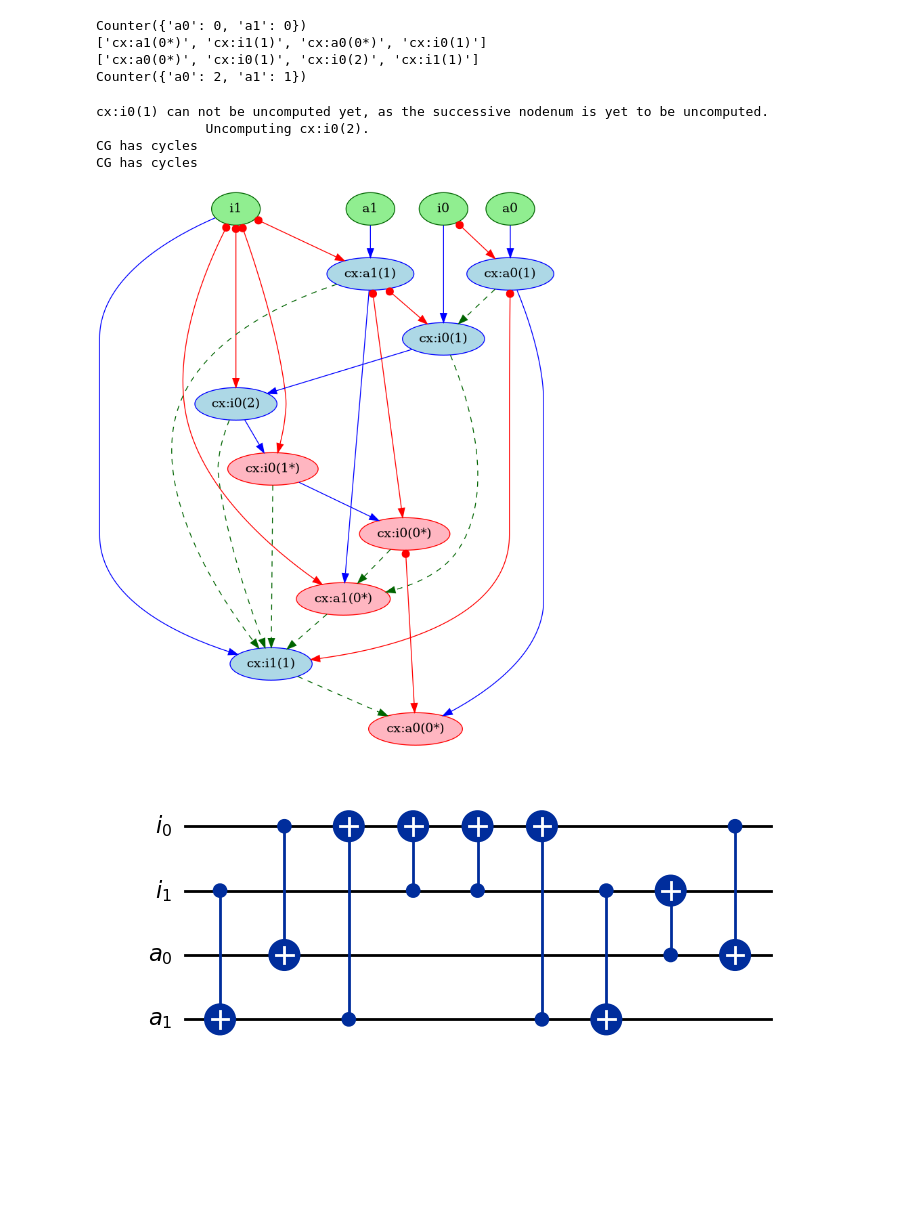
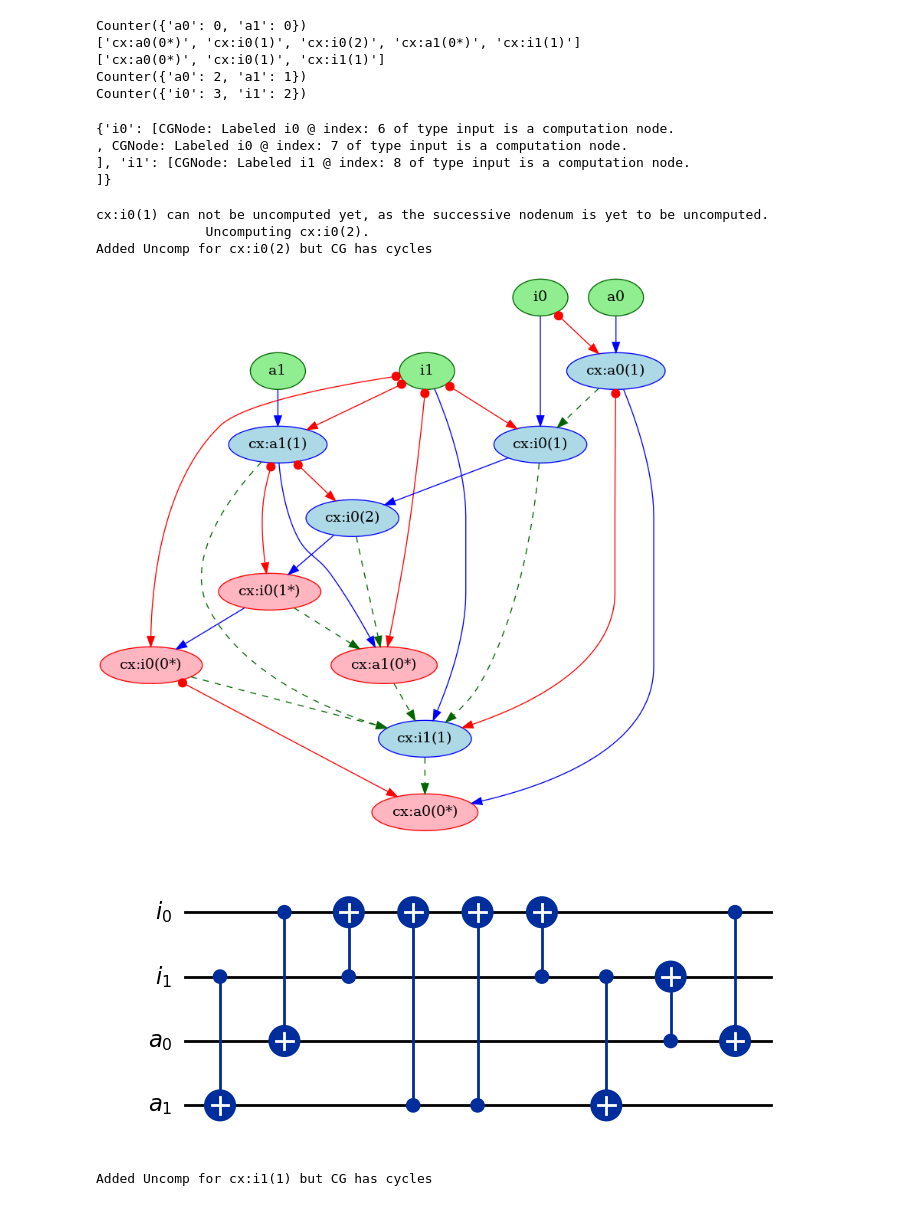
Before and after one commit to ashutiw2k/PartialUncomputationAndBennetts, a Jupyter notebook: testnotebooks/TestGreedyInputNodeSelection.ipynb, the cells around one changed output. Cells and saved outputs as stored; diff of their text form; code cells hidden in the pictures; blank space fills up the shorter version.

```diff
--- a/testnotebooks/TestGreedyInputNodeSelection.ipynb
+++ b/testnotebooks/TestGreedyInputNodeSelection.ipynb
@@ -144,9 +149,13 @@ False
 # %%
 ANCILLA = StringConstants.ANCILLA.value
+
 
 pldi_simple_cycles = simple_cycles(pldi_cyclic_uncomp_cg)
 ancilla_counter = Counter(ancillas_list)
 ancilla_counter.subtract(ancillas_list)
+inputs_counter = Counter(inputs_list)
+inputs_counter.subtract(inputs_list)
+
 print(ancilla_counter)
 
 for cycle in pldi_simple_cycles:
@@ -155,13 +164,17 @@ for cycle in pldi_simple_cycles:
         comp_node = pldi_cyclic_uncomp_cg.get_node_data(i)
         if comp_node.qubit_type is ANCILLA:
             ancilla_counter[f'{comp_node.qubit_name}{comp_node.qubit_wire}'] += 1
+        if comp_node.qubit_type is INPUT:
+            inputs_counter[f'{comp_node.qubit_name}{comp_node.qubit_wire}'] += 1
 
 print(ancilla_counter)
+print(inputs_counter)
 # %% [output]
 Counter({'a0': 0, 'a1': 0})
-['cx:a1(0*)', 'cx:i1(1)', 'cx:a0(0*)', 'cx:i0(1)']
-['cx:a0(0*)', 'cx:i0(1)', 'cx:i0(2)', 'cx:i1(1)']
+['cx:a0(0*)', 'cx:i0(1)', 'cx:i0(2)', 'cx:a1(0*)', 'cx:i1(1)']
+['cx:a0(0*)', 'cx:i0(1)', 'cx:i1(1)']
 Counter({'a0': 2, 'a1': 1})
+Counter({'i0': 3, 'i1': 2})
 # %%
 # def add_uncomp_input_node(node_index: int, circuit_graph:rustworkx.PyDiGraph):
 #     '''
@@ -284,23 +297,32 @@ def reverse_input_qubits(circuit_graph:rustworkx.PyDiGraph):
     pass
 # %%
 
-# reverse_input_qubits(pldi_cyclic_uncomp_cg)
+reverse_input_qubits(pldi_cyclic_uncomp_cg)
+# %% [output]
+{'i0': [CGNode: Labeled i0 @ index: 6 of type input is a computation node.
+, CGNode: Labeled i0 @ index: 7 of type input is a computation node.
+], 'i1': [CGNode: Labeled i1 @ index: 8 of type input is a computation node.
+]}
 # %%
-pldi_cyclic_uncomp_cg = add_uncomp_input_node(6, pldi_cyclic_uncomp_cg)
+
+pldi_cyclic_uncomp_cg_i0 = add_uncomp_input_node(6, copy.deepcopy(pldi_cyclic_uncomp_cg))
 # %% [output]
 cx:i0(1) can not be uncomputed yet, as the successive nodenum is yet to be uncomputed.
               Uncomputing cx:i0(2).
-CG has cycles
-CG has cycles
+Added Uncomp for cx:i0(2) but CG has cycles
 # %%
-graphviz_draw(pldi_cyclic_uncomp_cg,
+graphviz_draw(pldi_cyclic_uncomp_cg_i0,
                       node_attr_fn=node_attr,
                       edge_attr_fn=edge_attr)
 # %% [output]
-[figure, old version]
+[figure, new version]
 # %%
-improved_bennetts_circ = get_uncomp_circuit(pldi_cyclic_uncomp_cg)
+uncomp_i0_circ = get_uncomp_circuit(pldi_cyclic_uncomp_cg_i0)
 
-improved_bennetts_circ.draw('mpl')
+uncomp_i0_circ.draw('mpl')
 # %% [output]
-[figure, old version]
+[figure, new version]
+# %%
+pldi_cyclic_uncomp_cg_i1 = add_uncomp_input_node(8, copy.deepcopy(pldi_cyclic_uncomp_cg))
+# %% [output]
+Added Uncomp for cx:i1(1) but CG has cycles
```
Also changed, not shown: parts of 8 cells of this notebook, 2 other files.
